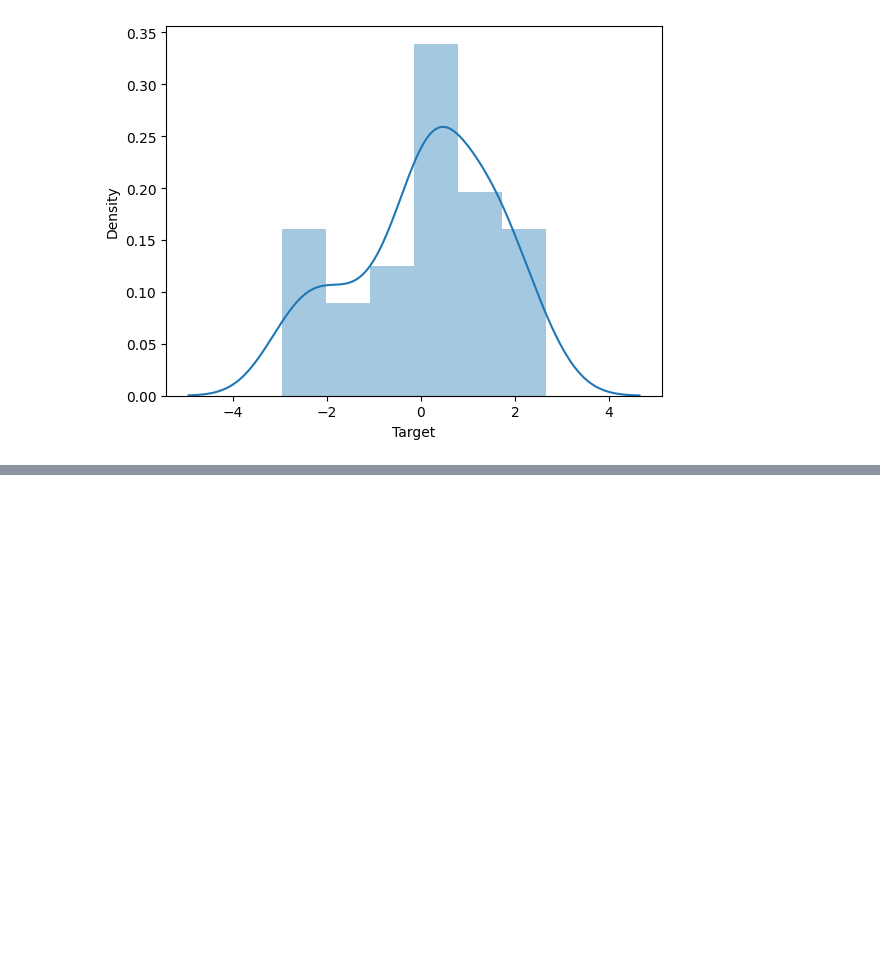
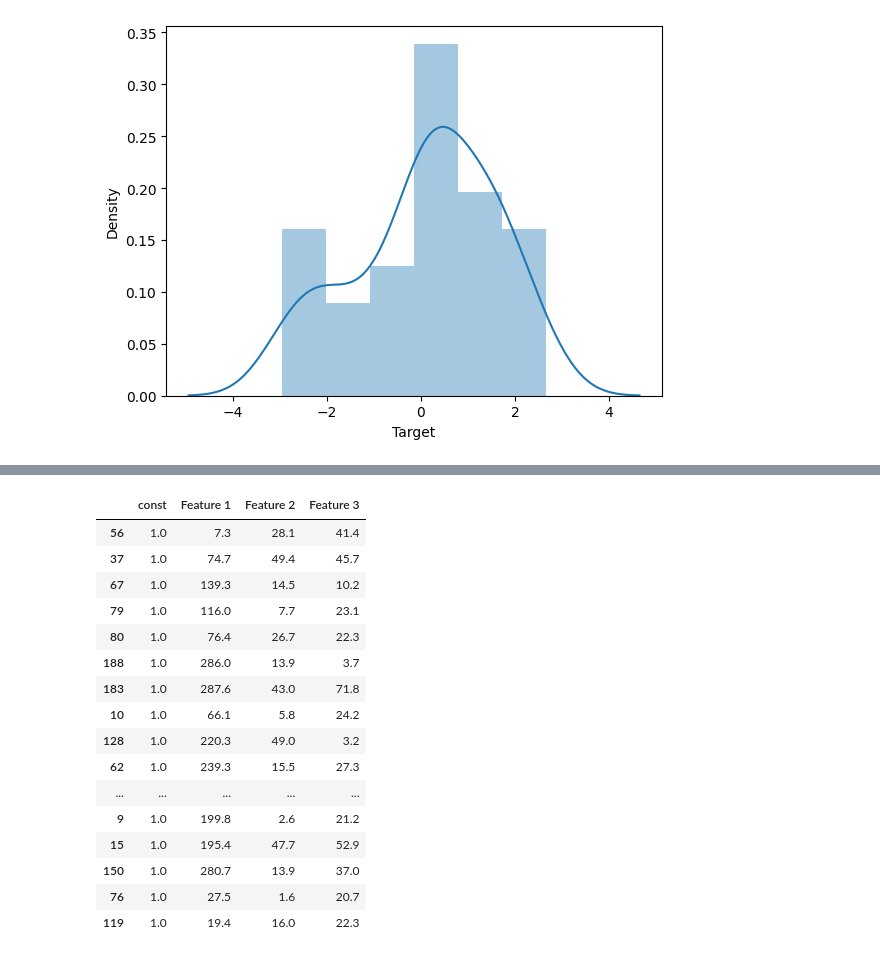
Before and after one commit to rishav143/machine_learning_data_science, a Jupyter notebook: module4-machine_learning/multi_linear_reg.ipynb, the cells around one changed output, grey strips where cells are left out. Cells and saved outputs as stored; diff of their text form; code cells hidden in the pictures; blank space fills up the shorter version.

```diff
--- a/module4-machine_learning/multi_linear_reg.ipynb
+++ b/module4-machine_learning/multi_linear_reg.ipynb
@@ -201,0 +229,3 @@ https://gist.github.com/mwaskom/de44147ed2974457ad6372750bbe5751
+# %%
+x_with_constant = sm.add_constant(x_train)
+x_with_constant
@@ -201,0 +281,22 @@ https://gist.github.com/mwaskom/de44147ed2974457ad6372750bbe5751
+# %%
+# testing
+x_test = sm.add_constant(x_test)
+x_test
+# %% [output]
+|  | const | Feature 1 | Feature 2 | Feature 3 |
+| 56 | 1.0 | 7.3 | 28.1 | 41.4 |
+| 37 | 1.0 | 74.7 | 49.4 | 45.7 |
+| 67 | 1.0 | 139.3 | 14.5 | 10.2 |
+| 79 | 1.0 | 116.0 | 7.7 | 23.1 |
+| 80 | 1.0 | 76.4 | 26.7 | 22.3 |
+| 188 | 1.0 | 286.0 | 13.9 | 3.7 |
+| 183 | 1.0 | 287.6 | 43.0 | 71.8 |
+| 10 | 1.0 | 66.1 | 5.8 | 24.2 |
+| 128 | 1.0 | 220.3 | 49.0 | 3.2 |
+| 62 | 1.0 | 239.3 | 15.5 | 27.3 |
+| ... | ... | ... | ... | ... |
+| 9 | 1.0 | 199.8 | 2.6 | 21.2 |
+| 15 | 1.0 | 195.4 | 47.7 | 52.9 |
+| 150 | 1.0 | 280.7 | 13.9 | 37.0 |
+| 76 | 1.0 | 27.5 | 1.6 | 20.7 |
+| 119 | 1.0 | 19.4 | 16.0 | 22.3 |
```
Also changed, not shown: parts of 10 cells of this notebook.
